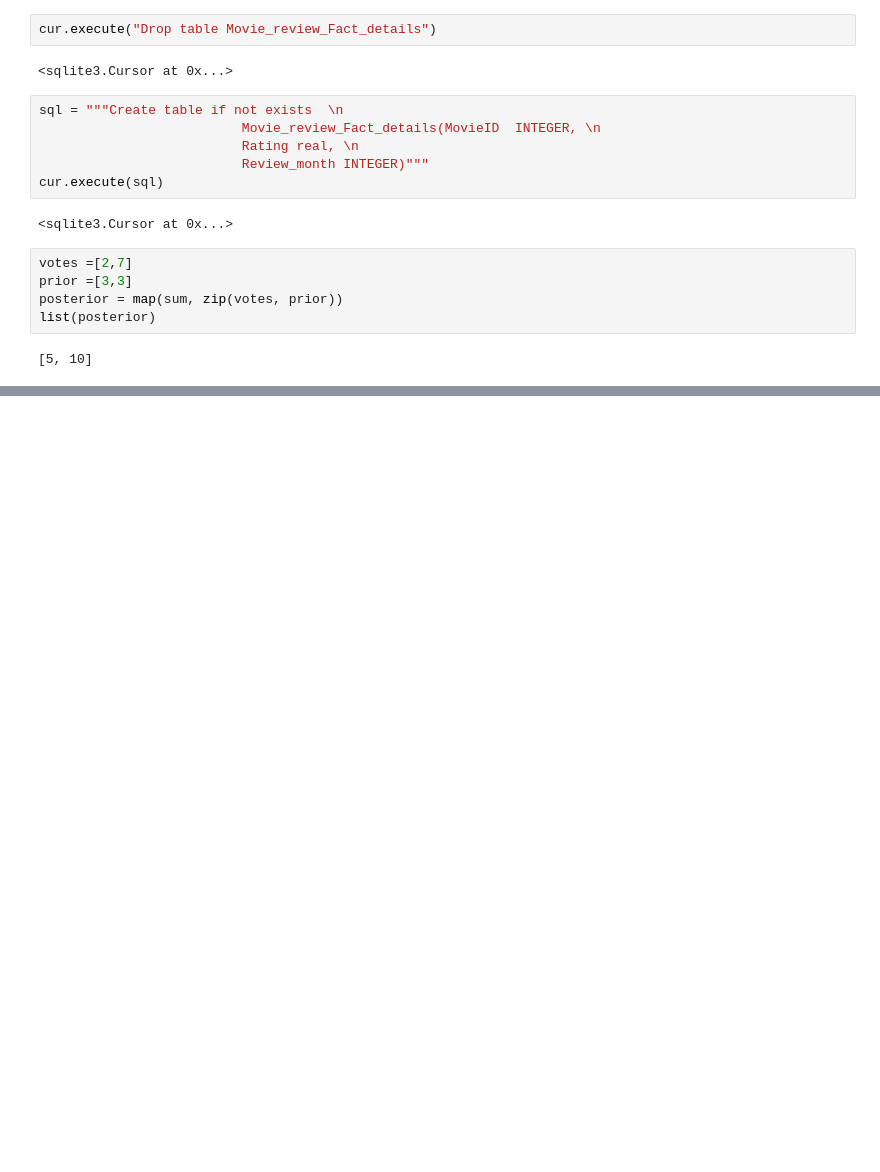
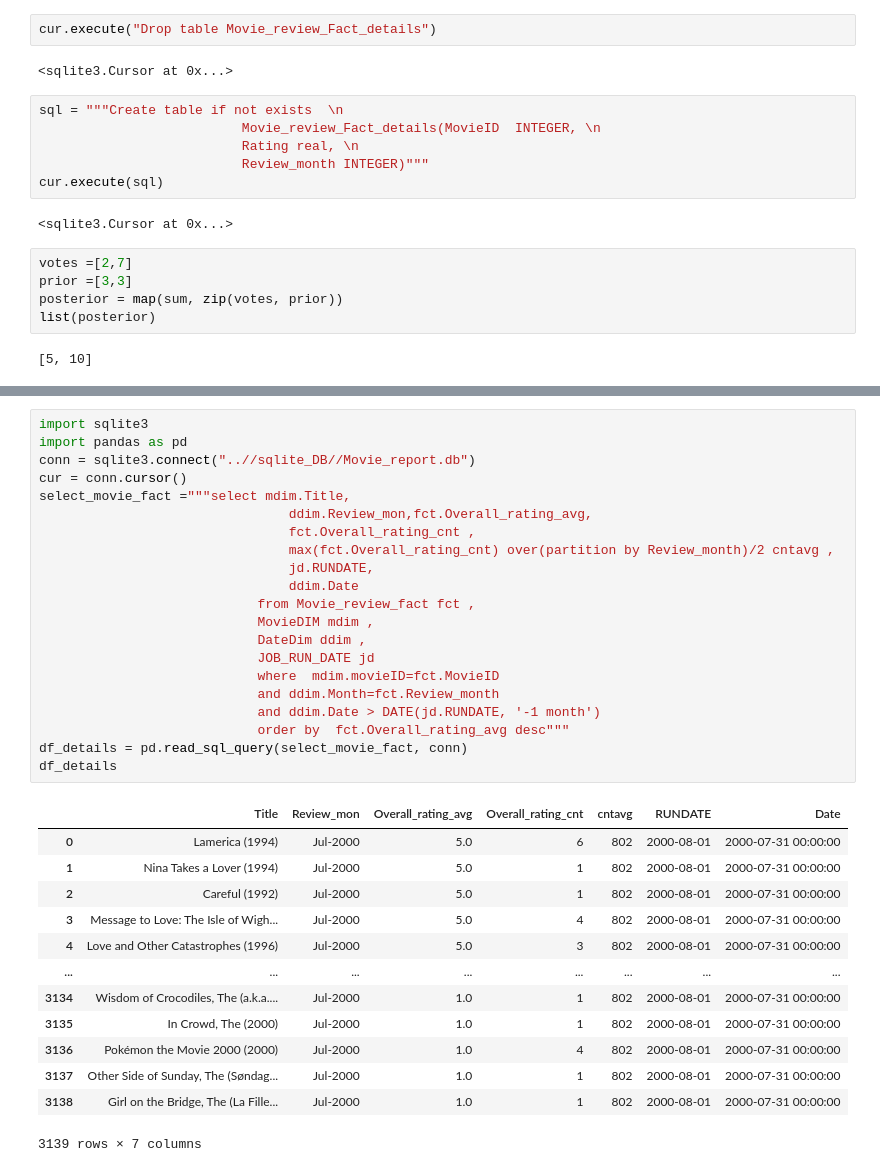
Before and after one commit to Sandutta2020/Monthly_top_movie_report, a Jupyter notebook: analysis/Exploratory_Analysis.ipynb, the cells around one changed output, grey strips where cells are left out. Cells and saved outputs as stored; diff of their text form; blank space fills up the shorter version.

Commit message:
adding report filter

```diff
--- a/analysis/Exploratory_Analysis.ipynb
+++ b/analysis/Exploratory_Analysis.ipynb
@@ -749,0 +764,35 @@ df_details
+# %%
+import sqlite3
+import pandas as pd
+conn = sqlite3.connect("..//sqlite_DB//Movie_report.db")
+cur = conn.cursor()
+select_movie_fact ="""select mdim.Title,
+                                ddim.Review_mon,fct.Overall_rating_avg,
+                                fct.Overall_rating_cnt ,
+                                max(fct.Overall_rating_cnt) over(partition by Review_month)/2 cntavg ,
+                                jd.RUNDATE,
+                                ddim.Date
+                            from Movie_review_fact fct ,
+                            MovieDIM mdim ,
+                            DateDim ddim ,
+                            JOB_RUN_DATE jd
+                            where  mdim.movieID=fct.MovieID
+                            and ddim.Month=fct.Review_month
+                            and ddim.Date > DATE(jd.RUNDATE, '-1 month')
+                            order by  fct.Overall_rating_avg desc"""
+df_details = pd.read_sql_query(select_movie_fact, conn)
+df_details
+# %% [output]
+|  | Title | Review_mon | Overall_rating_avg | Overall_rating_cnt | cntavg | RUNDATE | Date |
+| 0 | Lamerica (1994) | Jul-2000 | 5.0 | 6 | 802 | 2000-08-01 | 2000-07-31 00:00:00 |
+| 1 | Nina Takes a Lover (1994) | Jul-2000 | 5.0 | 1 | 802 | 2000-08-01 | 2000-07-31 00:00:00 |
+| 2 | Careful (1992) | Jul-2000 | 5.0 | 1 | 802 | 2000-08-01 | 2000-07-31 00:00:00 |
+| 3 | Message to Love: The Isle of Wigh... | Jul-2000 | 5.0 | 4 | 802 | 2000-08-01 | 2000-07-31 00:00:00 |
+| 4 | Love and Other Catastrophes (1996) | Jul-2000 | 5.0 | 3 | 802 | 2000-08-01 | 2000-07-31 00:00:00 |
+| ... | ... | ... | ... | ... | ... | ... | ... |
+| 3134 | Wisdom of Crocodiles, The (a.k.a.... | Jul-2000 | 1.0 | 1 | 802 | 2000-08-01 | 2000-07-31 00:00:00 |
+| 3135 | In Crowd, The (2000) | Jul-2000 | 1.0 | 1 | 802 | 2000-08-01 | 2000-07-31 00:00:00 |
+| 3136 | Pokémon the Movie 2000 (2000) | Jul-2000 | 1.0 | 4 | 802 | 2000-08-01 | 2000-07-31 00:00:00 |
+| 3137 | Other Side of Sunday, The (Søndag... | Jul-2000 | 1.0 | 1 | 802 | 2000-08-01 | 2000-07-31 00:00:00 |
+| 3138 | Girl on the Bridge, The (La Fille... | Jul-2000 | 1.0 | 1 | 802 | 2000-08-01 | 2000-07-31 00:00:00 |
+3139 rows × 7 columns
```
Also changed, not shown: parts of 3 cells of this notebook, 2 other files.
